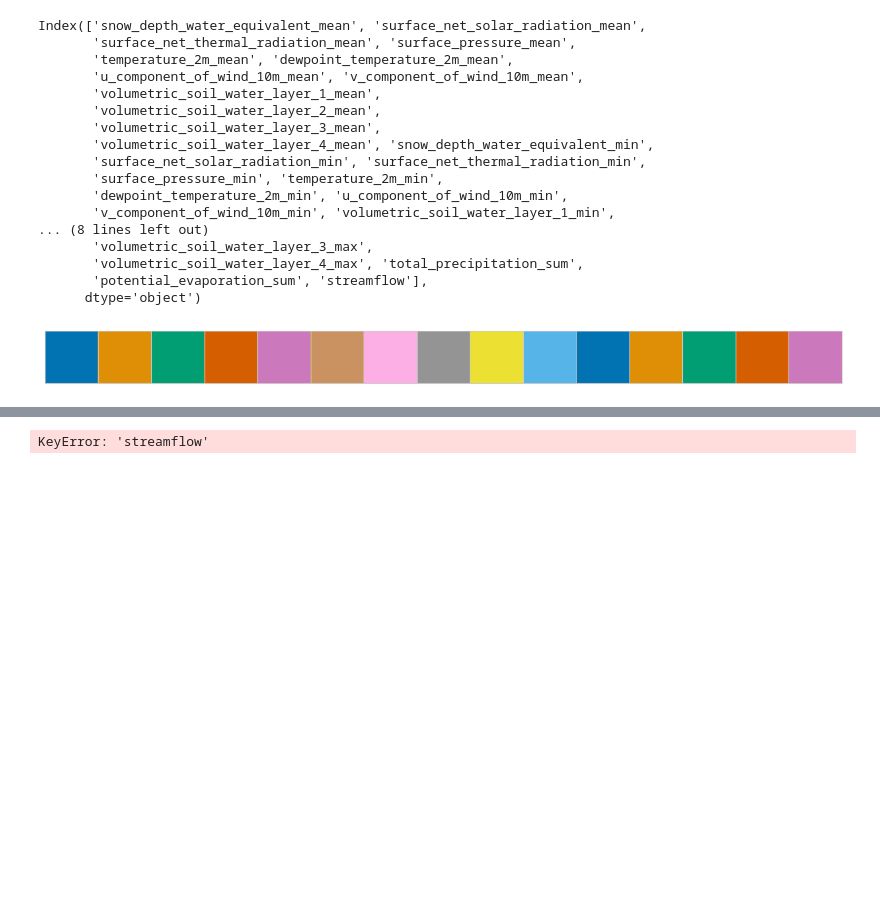
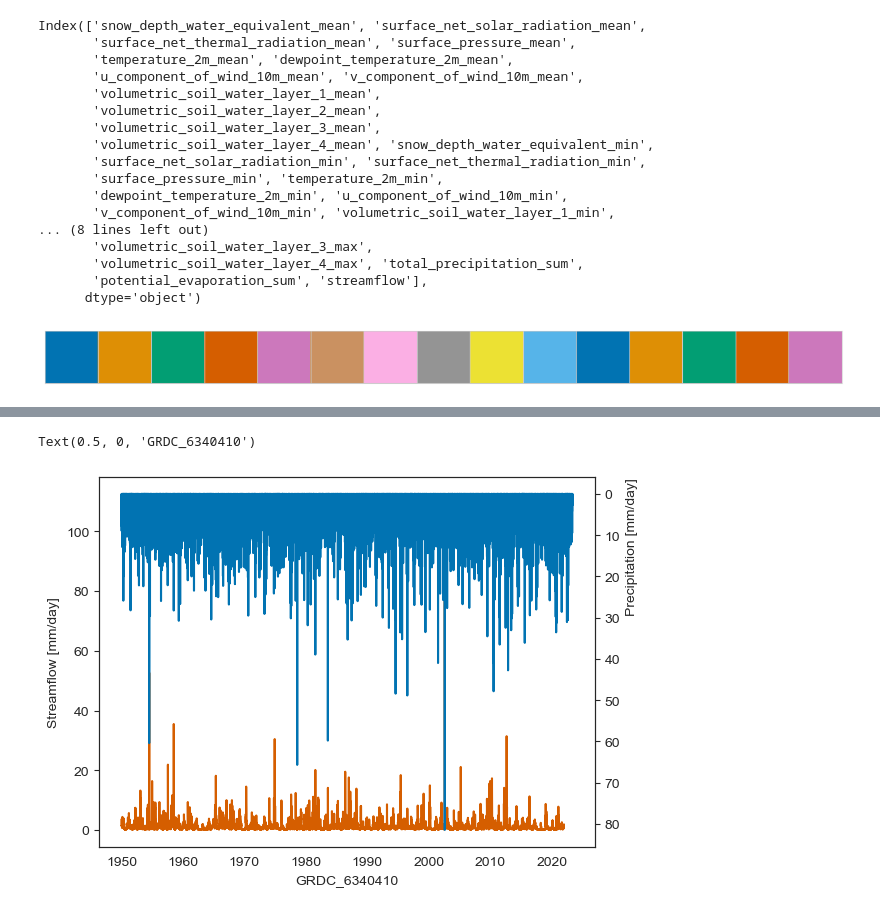
Before and after one commit to Ash-Manoj/lstm_backward, a Jupyter notebook: results/with_discharge/dischvsnodisch.ipynb, the cells around one changed output, grey strips where cells are left out. Drawn from its saved outputs; the diff is of its cells as text; code cells hidden in the pictures; blank space fills up the shorter version.

```diff
--- a/results/with_discharge/dischvsnodisch.ipynb
+++ b/results/with_discharge/dischvsnodisch.ipynb
@@ -72,26 +72,19 @@ Text(0.5, 0, 'Time (days)')
 # %%
-sns.set_style("whitegrid")
-
-# set colors
-current_palette = sns.color_palette("colorblind", 15)
-sns.palplot(current_palette)
-
+catchment = 'GRDC_6340410' # Specify the column name corresponding to the catchment
+csv_path = rf"S:\ashish\01_Analysis\01_Europe_Flood_Analysis\Caravan\Caravan\timeseries\csv\grdc\{catchment}.csv"
+streamflow_df = pd.read_csv(csv_path, parse_dates=True, index_col=0)
 sns.set_style("white")
 fig, ax1 = plt.subplots()
-
 ax2 = ax1.twinx()
 
 sns.lineplot(x = streamflow_df.index, y= streamflow_df.loc[:,'total_precipitation_sum'],
              data = streamflow_df, color=current_palette[0], ax=ax2)
-
-
-ax2.fill_between(uncertainity_simulation.loc[:,'time']/3600, 0, uncertainity_simulation.loc[:,'precip'], color=current_palette[0], alpha = 0.5)
 ax2.set_ylabel("Precipitation [mm/day]", loc='top')
 ax2.invert_yaxis()
 
-ax1.plot((reservoir_obs.loc[:,'Time Elapsed']-3600)/3600,reservoir_obs.loc[:,'Inflow'],  color=current_palette[2], label='Observed')
-ax1.set_ylabel("Streamflow [$m^3$/s]")
-ax1.set_xlabel("Time (days)")
-ax1.legend(loc="center right")
+ax1.plot(streamflow_df.index,streamflow_df.loc[:,'streamflow'],  color=current_palette[3], label='Observed')
+ax1.set_ylabel("Streamflow [mm/day]")
+ax1.set_xlabel(catchment)
 # %% [output]
-KeyError: 'streamflow'
+Text(0.5, 0, 'GRDC_6340410')
+[figure, added]
```
Also changed, not shown: parts of 5 cells of this notebook.
